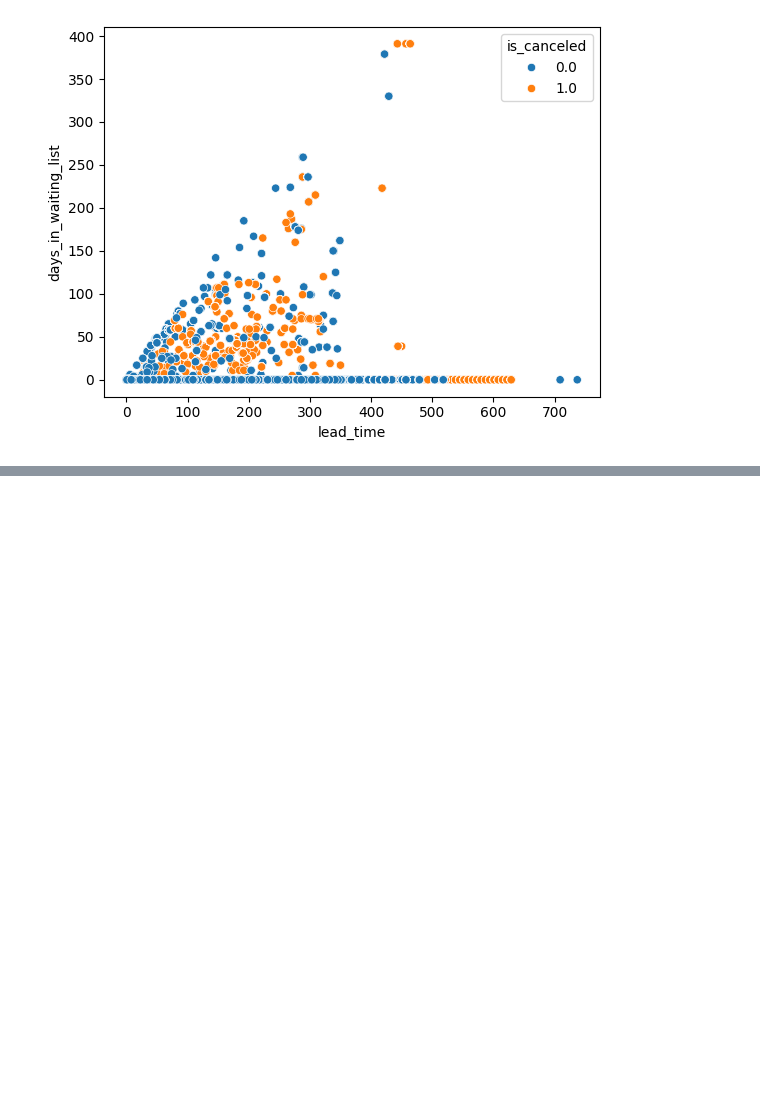
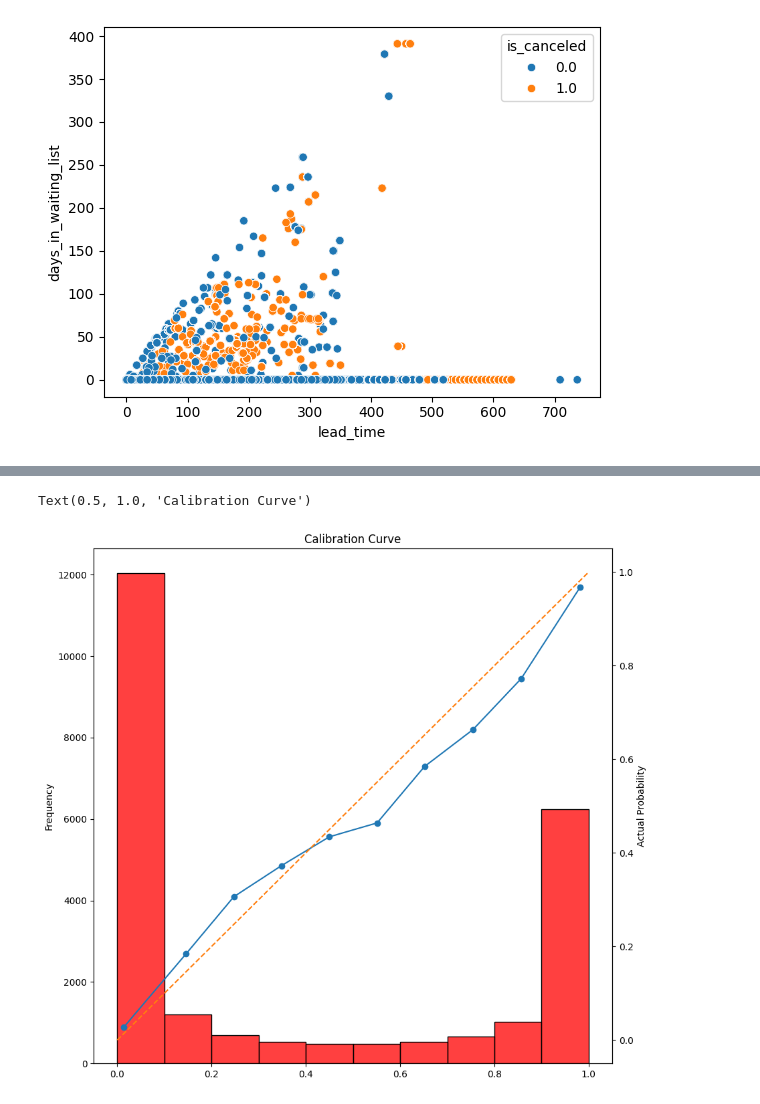
Before and after one commit to NIGHTF1RE/NaturalLanguageProcessing, a Jupyter notebook: One-Shot Notebooks/Hotel Cancellations/hotel_cancellations.ipynb, the cells around one changed output, grey strips where cells are left out. Cells and saved outputs as stored; diff of their text form; code cells hidden in the pictures; blank space fills up the shorter version.

```diff
--- a/One-Shot Notebooks/Hotel Cancellations/hotel_cancellations.ipynb
+++ b/One-Shot Notebooks/Hotel Cancellations/hotel_cancellations.ipynb
@@ -508,0 +577,18 @@ def objtective(trial):
+# %%
+preds_df = pd.DataFrame({'y_test':y_test['is_canceled'], 'y_probability':y_probability})
+preds_df['bins'] = pd.cut(preds_df['y_probability'], bins=[0,0.1,0.2,0.3,0.4,0.5,0.6,0.7,0.8,0.9,1])
+cal_df = preds_df.groupby('bins', as_index=False).agg({'y_test':'mean', 'y_probability':'mean'})
+
+fig, ax1 = plt.subplots(figsize=(10, 10))
+ax2 = ax1.twinx()
+
+sns.histplot(y_probability, bins=[0,0.1,0.2,0.3,0.4,0.5,0.6,0.7,0.8,0.9,1], ax=ax1, color='red')
+ax1.set_ylabel('Frequency')
+ax2.plot(cal_df['y_probability'], cal_df['y_test'], marker='o')
+ax2.plot([0,1],[0,1], linestyle='--')
+ax2.set_xlabel('Predicted Probability')
+ax2.set_ylabel('Actual Probability')
+plt.title('Calibration Curve')
+# %% [output]
+Text(0.5, 1.0, 'Calibration Curve')
+[figure, added]
```
Also changed, not shown: parts of 23 cells of this notebook.
